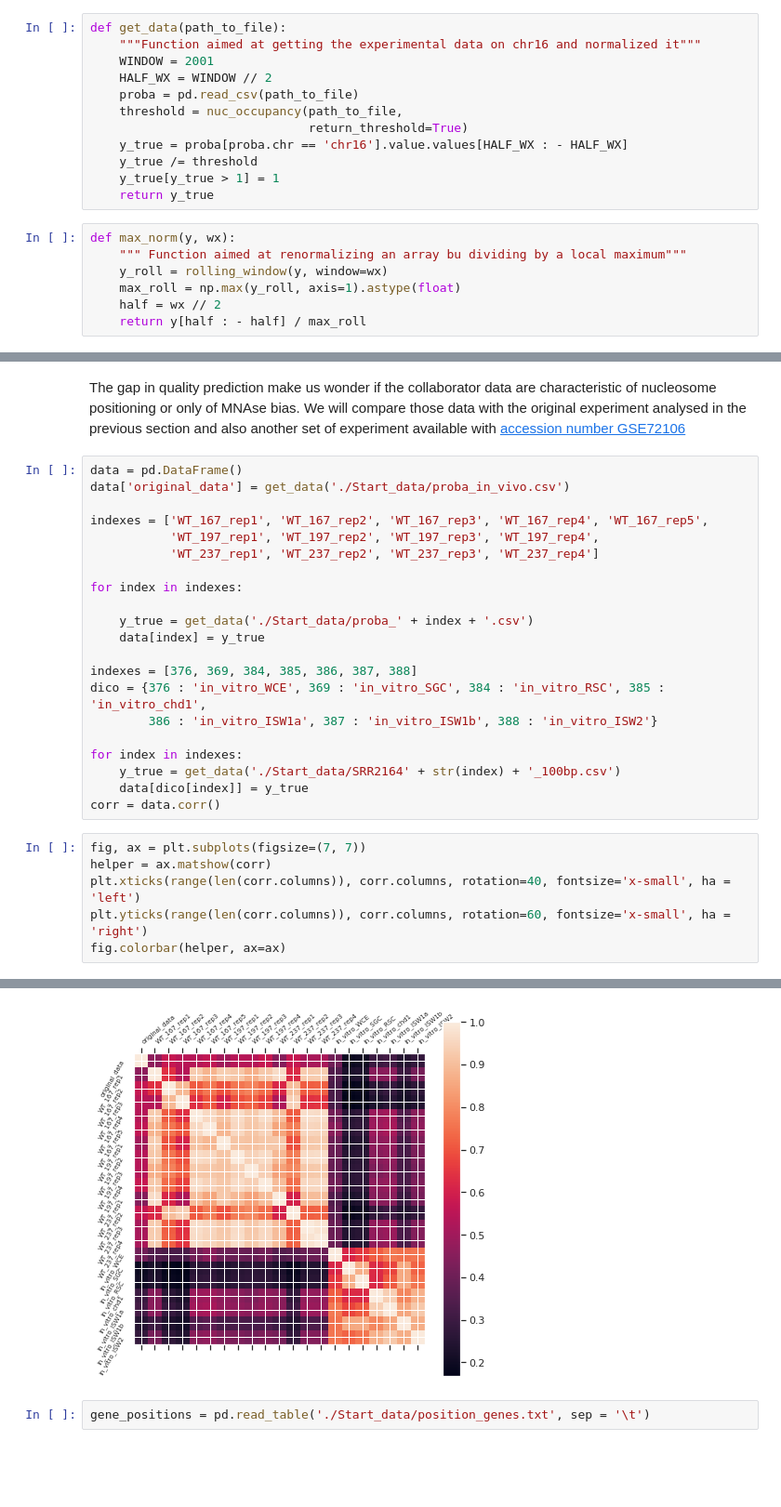
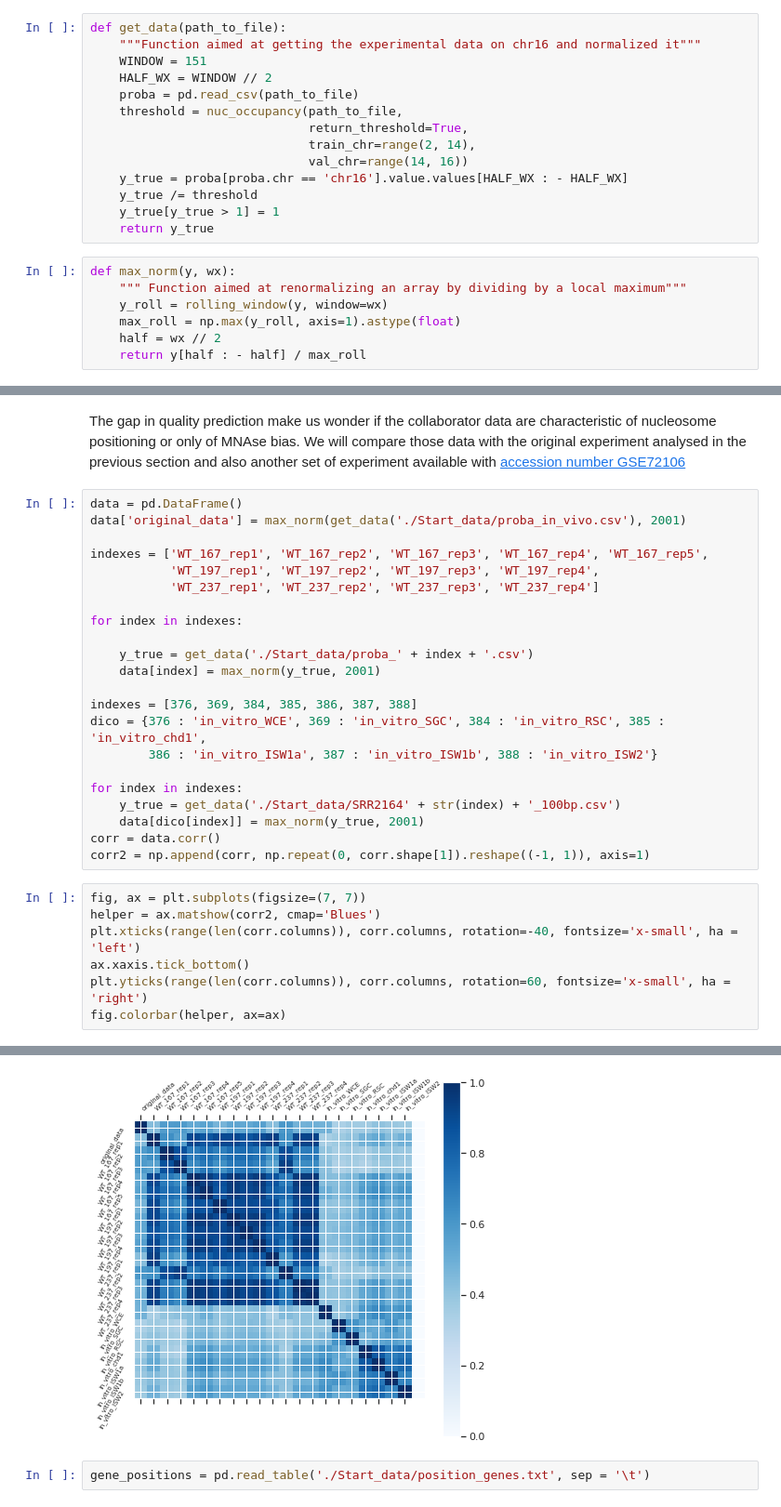
Before and after one commit to etirouthier/NucleosomeDensity, a Jupyter notebook: Programme/Analysis_results_nucleosome.ipynb, the cells around one changed output, grey strips where cells are left out. Shown: that part at 93% size. Saved outputs shown, nothing was run; the diff lists cells and outputs as text; blank space fills up the shorter version.

```diff
--- a/Programme/Analysis_results_nucleosome.ipynb
+++ b/Programme/Analysis_results_nucleosome.ipynb
@@ -29,18 +29,20 @@ The experimental data for S.cerevisiae are available with [accession number GSM5
 # %%
 def get_data(path_to_file):
     """Function aimed at getting the experimental data on chr16 and normalized it"""
-    WINDOW = 2001
+    WINDOW = 151
     HALF_WX = WINDOW // 2
     proba = pd.read_csv(path_to_file)
     threshold = nuc_occupancy(path_to_file,
-                              return_threshold=True)
+                              return_threshold=True,
+                              train_chr=range(2, 14),
+                              val_chr=range(14, 16))
     y_true = proba[proba.chr == 'chr16'].value.values[HALF_WX : - HALF_WX]
     y_true /= threshold
     y_true[y_true > 1] = 1
     return y_true
 # %%
 def max_norm(y, wx):
-    """ Function aimed at renormalizing an array bu dividing by a local maximum"""
+    """ Function aimed at renormalizing an array by dividing by a local maximum"""
     y_roll = rolling_window(y, window=wx)
     max_roll = np.max(y_roll, axis=1).astype(float)
     half = wx // 2
@@ -391,7 +423,7 @@ plot_cor_mat(indexes)
 The gap in quality prediction make us wonder if the collaborator data are characteristic of nucleosome positioning or only of MNAse bias. We will compare those data with the original experiment analysed in the previous section and also another set of experiment available with [accession number GSE72106](https://www.ncbi.nlm.nih.gov/geo/query/acc.cgi?acc=GSE72106)
 # %%
 data = pd.DataFrame()
-data['original_data'] = get_data('./Start_data/proba_in_vivo.csv')
+data['original_data'] = max_norm(get_data('./Start_data/proba_in_vivo.csv'), 2001)
 
 indexes = ['WT_167_rep1', 'WT_167_rep2', 'WT_167_rep3', 'WT_167_rep4', 'WT_167_rep5',
            'WT_197_rep1', 'WT_197_rep2', 'WT_197_rep3', 'WT_197_rep4',
@@ -400,7 +432,7 @@ indexes = ['WT_167_rep1', 'WT_167_rep2', 'WT_167_rep3', 'WT_167_rep4', 'WT_167_r
 for index in indexes:
 
     y_true = get_data('./Start_data/proba_' + index + '.csv')
-    data[index] = y_true
+    data[index] = max_norm(y_true, 2001)
 
 indexes = [376, 369, 384, 385, 386, 387, 388]
 dico = {376 : 'in_vitro_WCE', 369 : 'in_vitro_SGC', 384 : 'in_vitro_RSC', 385 : 'in_vitro_chd1',
@@ -408,17 +440,19 @@ dico = {376 : 'in_vitro_WCE', 369 : 'in_vitro_SGC', 384 : 'in_vitro_RSC', 385 :
 
 for index in indexes:
     y_true = get_data('./Start_data/SRR2164' + str(index) + '_100bp.csv')
-    data[dico[index]] = y_true
+    data[dico[index]] = max_norm(y_true, 2001)
 corr = data.corr()
+corr2 = np.append(corr, np.repeat(0, corr.shape[1]).reshape((-1, 1)), axis=1)
 # %%
 fig, ax = plt.subplots(figsize=(7, 7))
-helper = ax.matshow(corr)
-plt.xticks(range(len(corr.columns)), corr.columns, rotation=40, fontsize='x-small', ha = 'left')
+helper = ax.matshow(corr2, cmap='Blues')
+plt.xticks(range(len(corr.columns)), corr.columns, rotation=-40, fontsize='x-small', ha = 'left')
+ax.xaxis.tick_bottom()
 plt.yticks(range(len(corr.columns)), corr.columns, rotation=60, fontsize='x-small', ha = 'right')
 fig.colorbar(helper, ax=ax)
 # %% [output]
 <matplotlib.colorbar.Colorbar at 0x...>
-[figure, old version]
+[figure, new version]
 # %%
 gene_positions = pd.read_table('./Start_data/position_genes.txt', sep = '\t')
 # %%
```
Also changed, not shown: parts of 20 cells of this notebook, 14 other files.
